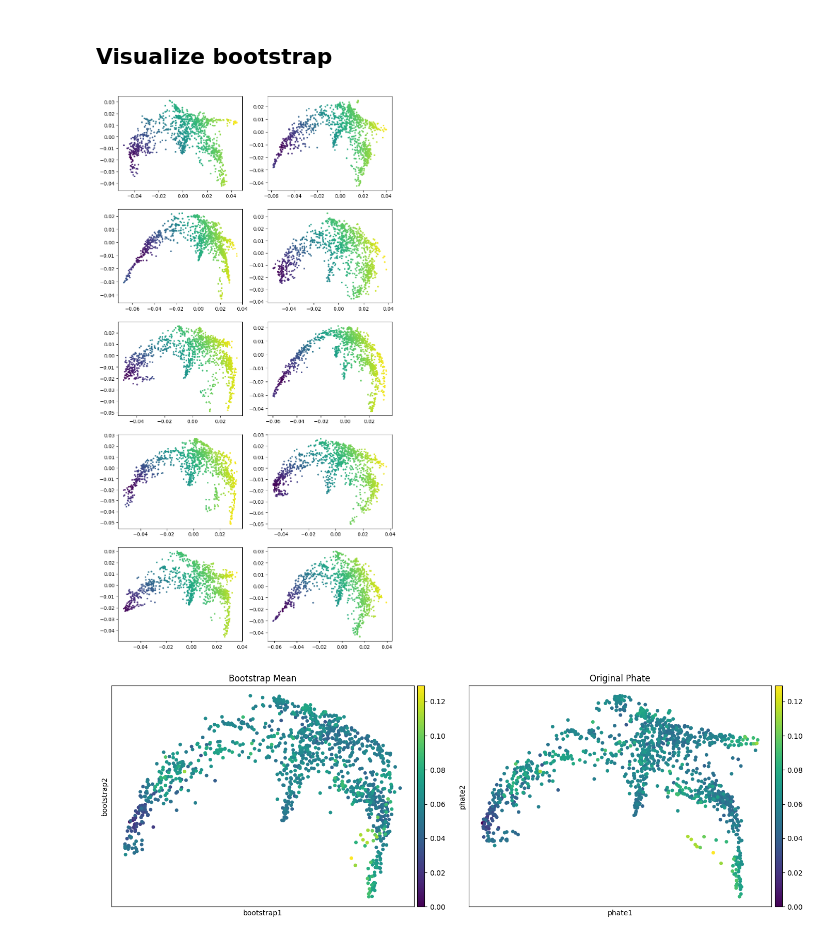
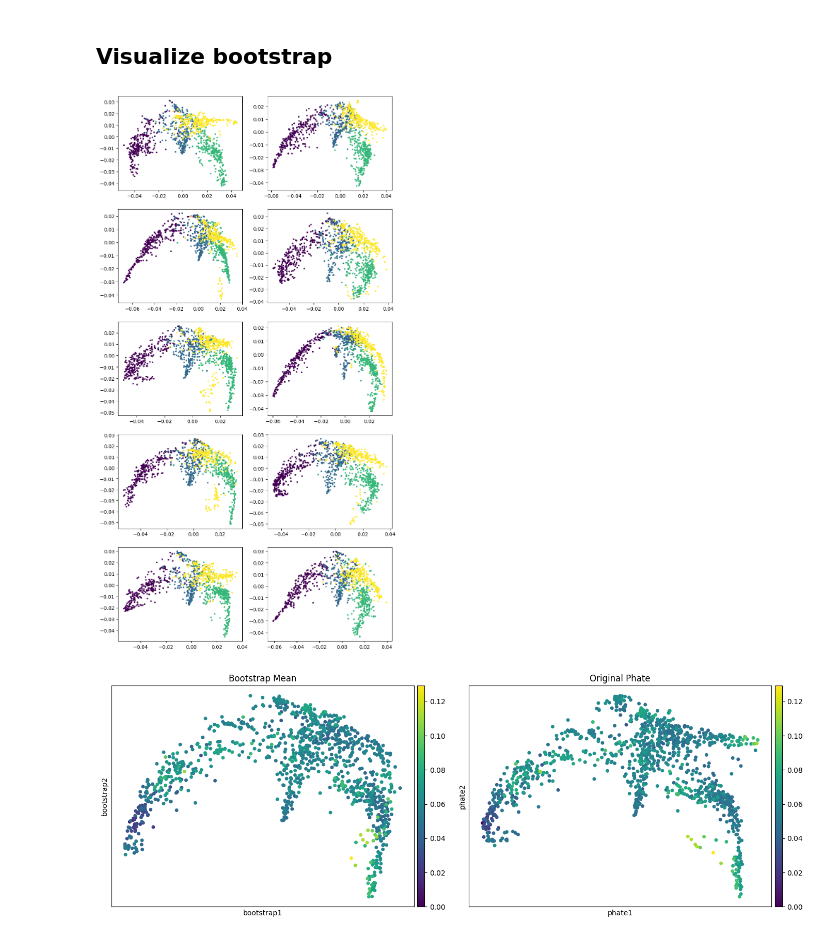
Before and after one commit to theo-long/uPHATE, a Jupyter notebook: notebooks/0.01-SERGIO-simulation.ipynb, the cells around one changed output. Saved outputs shown, nothing was run; the diff lists cells and outputs as text; code cells hidden in the pictures.

```diff
--- a/notebooks/0.01-SERGIO-simulation.ipynb
+++ b/notebooks/0.01-SERGIO-simulation.ipynb
@@ -414,33 +414,33 @@ Calculated PHATE in 42.01 seconds.
 # %%
 fig, axs = plt.subplots(5, 2, figsize=(10, 20))
 
 dists_to_root = np.zeros((posterior_embeddings.shape[0], posterior_embeddings.shape[1]))
 
 for i, (embedding, ax) in enumerate(zip(posterior_embeddings, axs.flat)):
     if root_strategy == "manual" and root_index is not None:
         root_idx = int(root_index)
     elif root_strategy == "top":
         root_idx = int(np.argmax(adata.obsm["X_phate"][:, 1]))
     elif root_strategy == "bottom":
         root_idx = int(np.argmin(adata.obsm["X_phate"][:, 1]))
     elif root_strategy == "left":
         root_idx = int(np.argmin(adata.obsm["X_phate"][:, 0]))
     elif root_strategy == "right":
         root_idx = int(np.argmax(adata.obsm["X_phate"][:, 0]))
     else:
         root_idx = int(np.argmin(adata.obsm["X_phate"][:, 0]))
 
     root = embedding[root_idx]
     dist_to_root = np.linalg.norm(embedding - root, axis=1)
     dist_to_root /= dist_to_root.max()
     dists_to_root[i] = dist_to_root
 
-    ax.scatter(*embedding.T, c=dist_to_root, s=5)
+    ax.scatter(*embedding.T, c=adata.obs["sim_time_bin"], s=5)
 
 adata.obs["dist_to_root_mean"] = dists_to_root.mean(axis=0)
 adata.obs["dist_to_root_std"] = dists_to_root.std(axis=0)
 # %% [output]
-[figure, old version]
+[figure, new version]
 # %%
 fig, axes = plt.subplots(1, 2, figsize=(14, 5))
 
```
